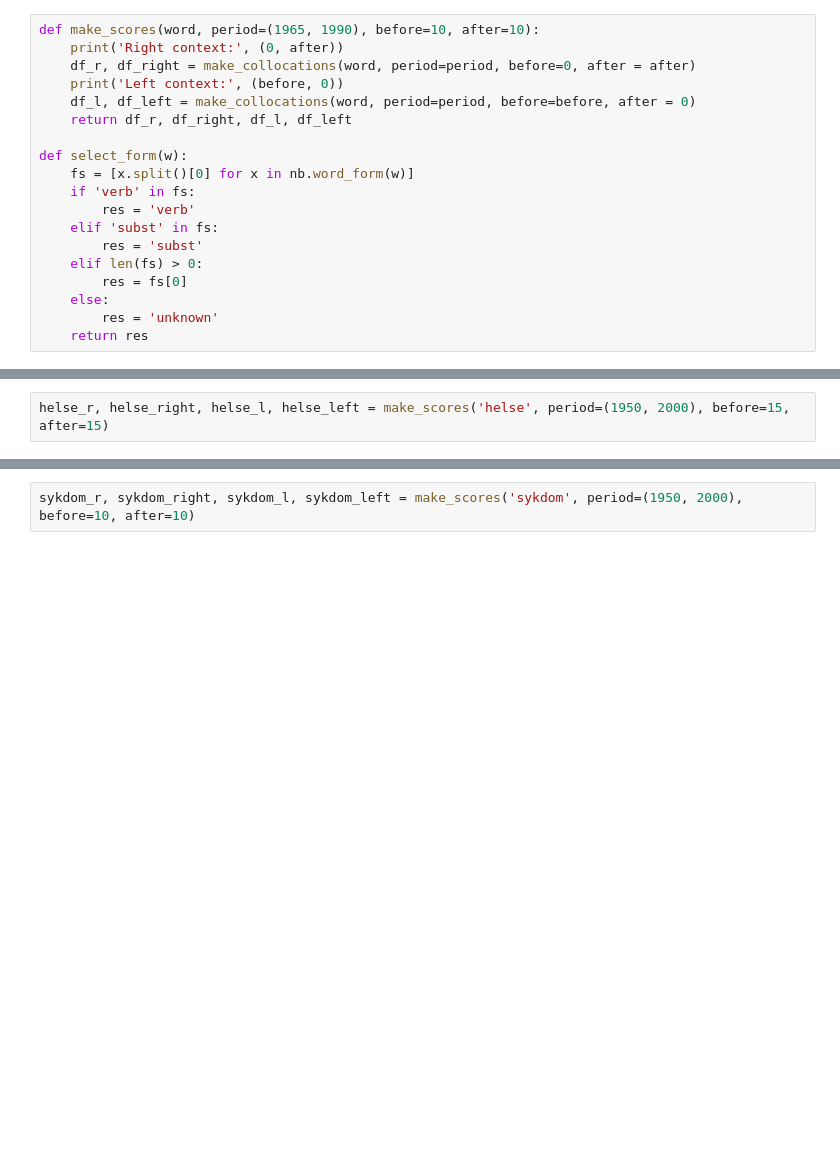
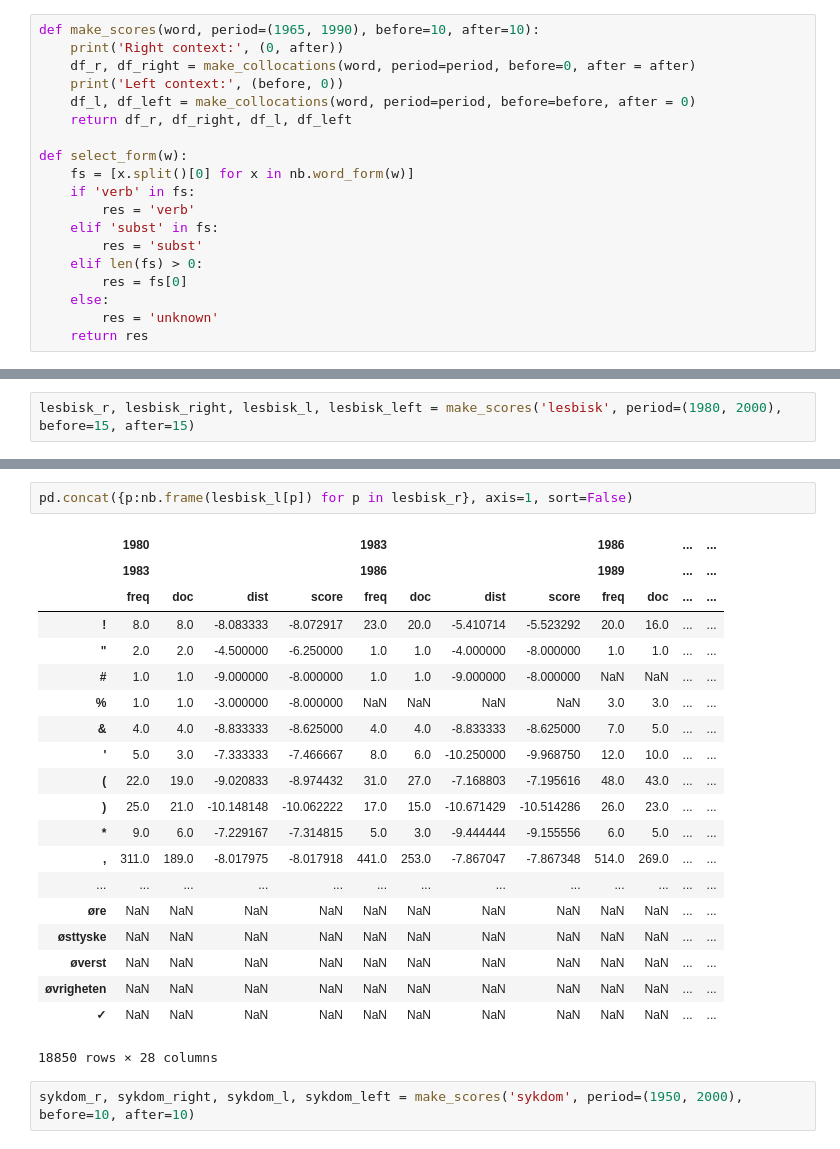
Before and after one commit to Yoonsen/HeCore, a Jupyter notebook: collocations-hecore.ipynb, the cells around one changed output, grey strips where cells are left out. Drawn from its saved outputs; the diff is of its cells as text; blank space fills up the shorter version.

```diff
--- a/collocations-hecore.ipynb
+++ b/collocations-hecore.ipynb
@@ -114,4 +94,4 @@ prøver en gang til for:  (1998, 2001)
 # %%
-helse_r, helse_right, helse_l, helse_left = make_scores('helse', period=(1950, 2000), before=15, after=15)
+lesbisk_r, lesbisk_right, lesbisk_l, lesbisk_left = make_scores('lesbisk', period=(1980, 2000), before=15, after=15)
 # %% [output]
 Right context: (0, 15)
@@ -134,3 +134,26 @@ behandler:  1998 2001
+# %%
+pd.concat({p:nb.frame(lesbisk_l[p]) for p in lesbisk_r}, axis=1, sort=False)
+# %% [output]
+|  | 1980 |  |  |  | 1983 |  |  |  | 1986 |  | ... | ... |
+|  | 1983 |  |  |  | 1986 |  |  |  | 1989 |  | ... | ... |
+|  | freq | doc | dist | score | freq | doc | dist | score | freq | doc | ... | ... |
+| ! | 8.0 | 8.0 | -8.083333 | -8.072917 | 23.0 | 20.0 | -5.410714 | -5.523292 | 20.0 | 16.0 | ... | ... |
+| " | 2.0 | 2.0 | -4.500000 | -6.250000 | 1.0 | 1.0 | -4.000000 | -8.000000 | 1.0 | 1.0 | ... | ... |
+| # | 1.0 | 1.0 | -9.000000 | -8.000000 | 1.0 | 1.0 | -9.000000 | -8.000000 | NaN | NaN | ... | ... |
+| % | 1.0 | 1.0 | -3.000000 | -8.000000 | NaN | NaN | NaN | NaN | 3.0 | 3.0 | ... | ... |
+| & | 4.0 | 4.0 | -8.833333 | -8.625000 | 4.0 | 4.0 | -8.833333 | -8.625000 | 7.0 | 5.0 | ... | ... |
+| ' | 5.0 | 3.0 | -7.333333 | -7.466667 | 8.0 | 6.0 | -10.250000 | -9.968750 | 12.0 | 10.0 | ... | ... |
+| ( | 22.0 | 19.0 | -9.020833 | -8.974432 | 31.0 | 27.0 | -7.168803 | -7.195616 | 48.0 | 43.0 | ... | ... |
+| ) | 25.0 | 21.0 | -10.148148 | -10.062222 | 17.0 | 15.0 | -10.671429 | -10.514286 | 26.0 | 23.0 | ... | ... |
+| * | 9.0 | 6.0 | -7.229167 | -7.314815 | 5.0 | 3.0 | -9.444444 | -9.155556 | 6.0 | 5.0 | ... | ... |
+| , | 311.0 | 189.0 | -8.017975 | -8.017918 | 441.0 | 253.0 | -7.867047 | -7.867348 | 514.0 | 269.0 | ... | ... |
+| ... | ... | ... | ... | ... | ... | ... | ... | ... | ... | ... | ... | ... |
+| øre | NaN | NaN | NaN | NaN | NaN | NaN | NaN | NaN | NaN | NaN | ... | ... |
+| østtyske | NaN | NaN | NaN | NaN | NaN | NaN | NaN | NaN | NaN | NaN | ... | ... |
+| øverst | NaN | NaN | NaN | NaN | NaN | NaN | NaN | NaN | NaN | NaN | ... | ... |
+| øvrigheten | NaN | NaN | NaN | NaN | NaN | NaN | NaN | NaN | NaN | NaN | ... | ... |
+| ✓ | NaN | NaN | NaN | NaN | NaN | NaN | NaN | NaN | NaN | NaN | ... | ... |
+18850 rows × 28 columns
 # %%
 sykdom_r, sykdom_right, sykdom_l, sykdom_left = make_scores('sykdom', period=(1950, 2000), before=10, after=10)
 # %% [output]
```
Also changed, not shown: parts of 9 cells of this notebook.
